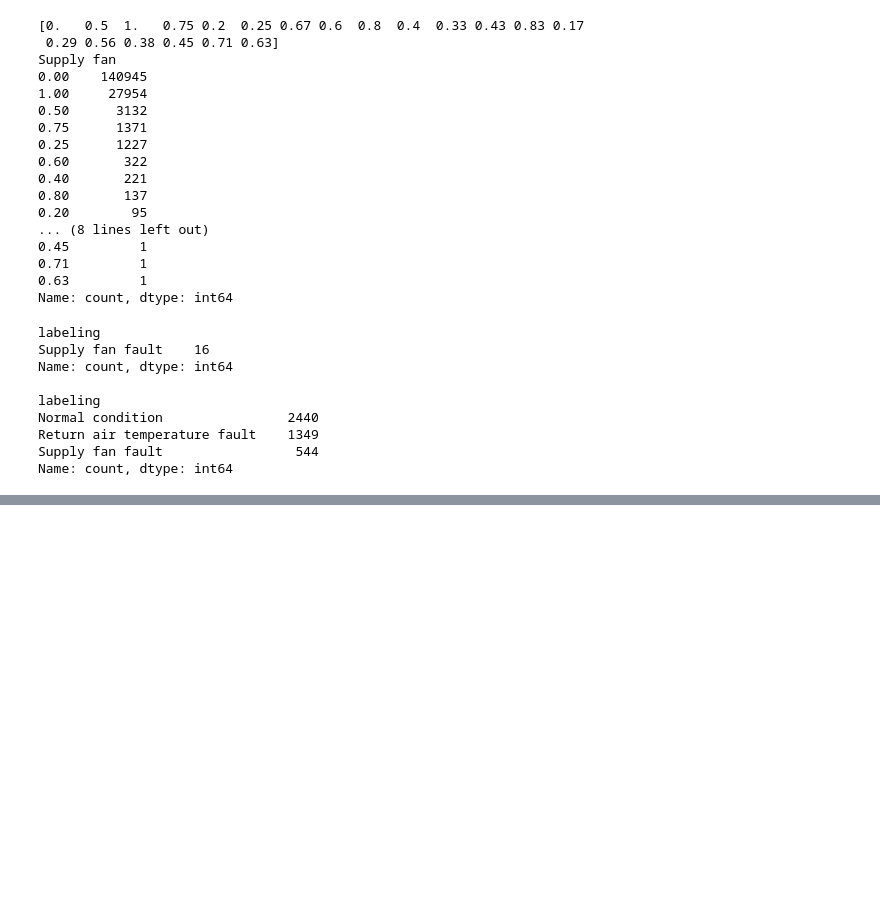
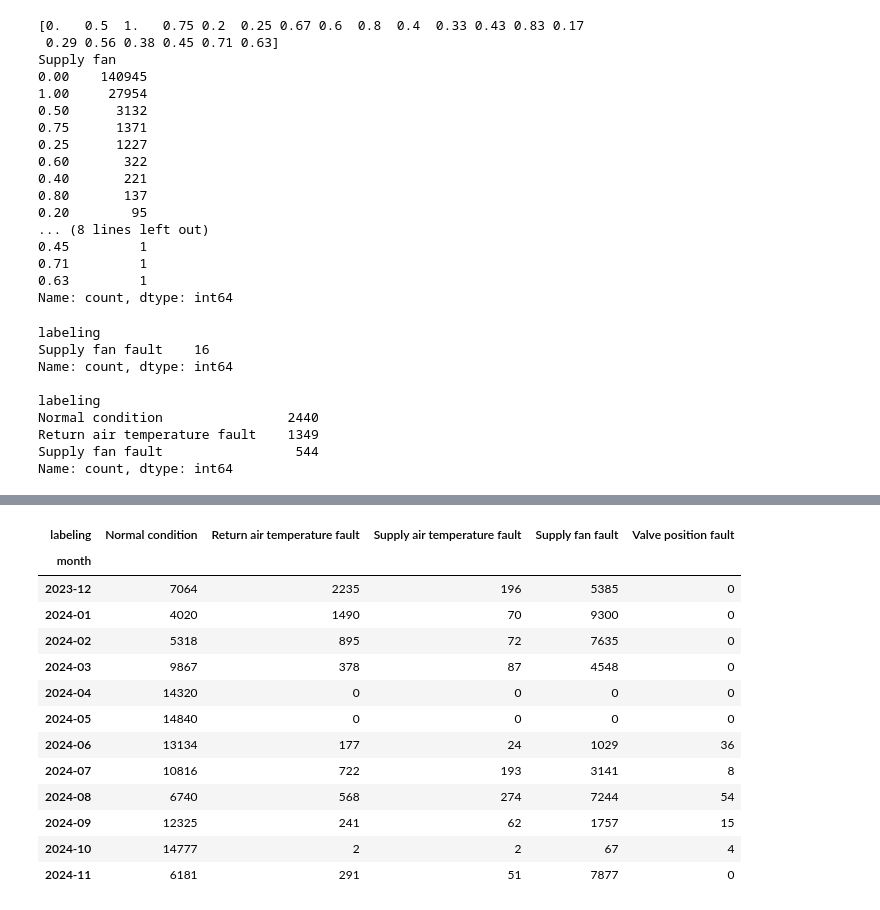
Before and after one commit to BharathiGaneshkumar/agentic-bms, a Jupyter notebook: notebooks/01_eda.ipynb, the cells around one changed output, grey strips where cells are left out. Drawn from its saved outputs; the diff is of its cells as text; code cells hidden in the pictures; blank space fills up the shorter version.

Commit message:
docs: EDA notebook - episode lengths, weekend labeling, outdoor temperature, evaluation split design

```diff
--- a/notebooks/01_eda.ipynb
+++ b/notebooks/01_eda.ipynb
@@ -427,0 +481,21 @@ Name: count, dtype: int64
+# %%
+by_month = (
+    df.assign(month=pd.to_datetime(df["Time"], format="%Y-%m-%d %H").dt.to_period("M"))
+      .groupby(["month", "labeling"]).size().unstack(fill_value=0)
+)
+by_month
+# %% [output]
+| labeling | Normal condition | Return air temperature fault | Supply air temperature fault | Supply fan fault | Valve position fault |
+| month |  |  |  |  |  |
+| 2023-12 | 7064 | 2235 | 196 | 5385 | 0 |
+| 2024-01 | 4020 | 1490 | 70 | 9300 | 0 |
+| 2024-02 | 5318 | 895 | 72 | 7635 | 0 |
+| 2024-03 | 9867 | 378 | 87 | 4548 | 0 |
+| 2024-04 | 14320 | 0 | 0 | 0 | 0 |
+| 2024-05 | 14840 | 0 | 0 | 0 | 0 |
+| 2024-06 | 13134 | 177 | 24 | 1029 | 36 |
+| 2024-07 | 10816 | 722 | 193 | 3141 | 8 |
+| 2024-08 | 6740 | 568 | 274 | 7244 | 54 |
+| 2024-09 | 12325 | 241 | 62 | 1757 | 15 |
+| 2024-10 | 14777 | 2 | 2 | 67 | 4 |
+| 2024-11 | 6181 | 291 | 51 | 7877 | 0 |
```
Also changed, not shown: parts of 27 cells of this notebook.
